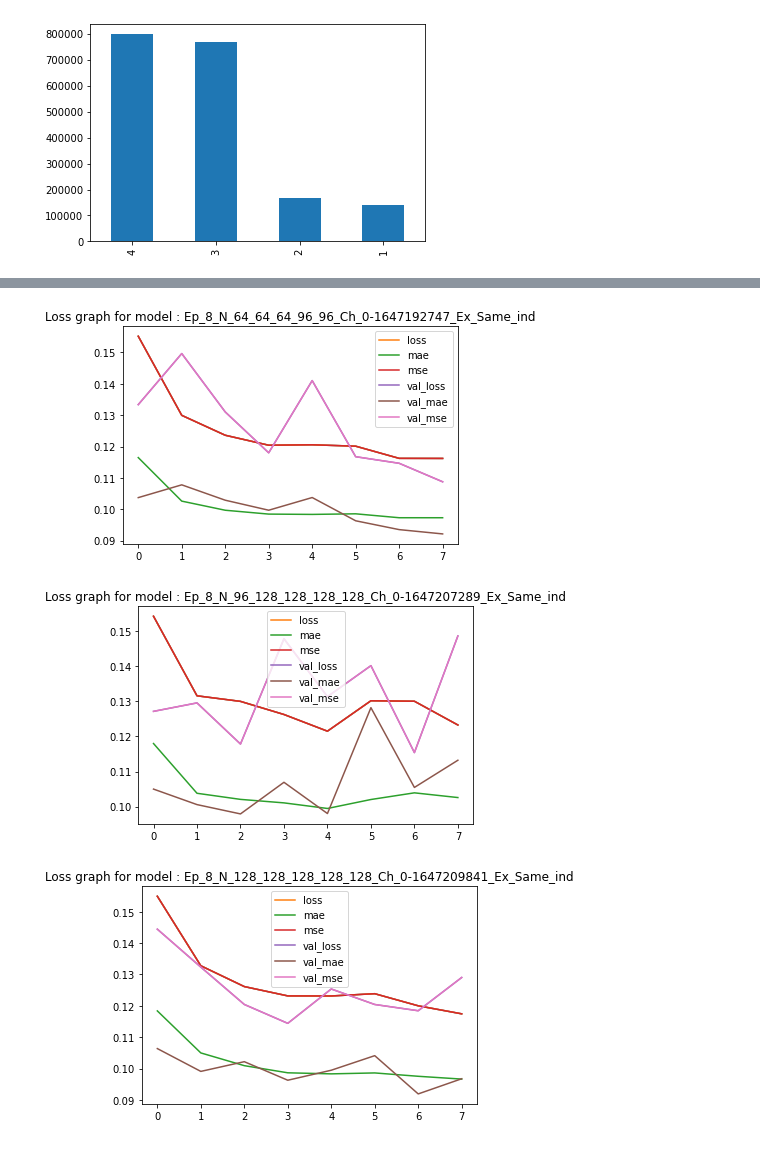
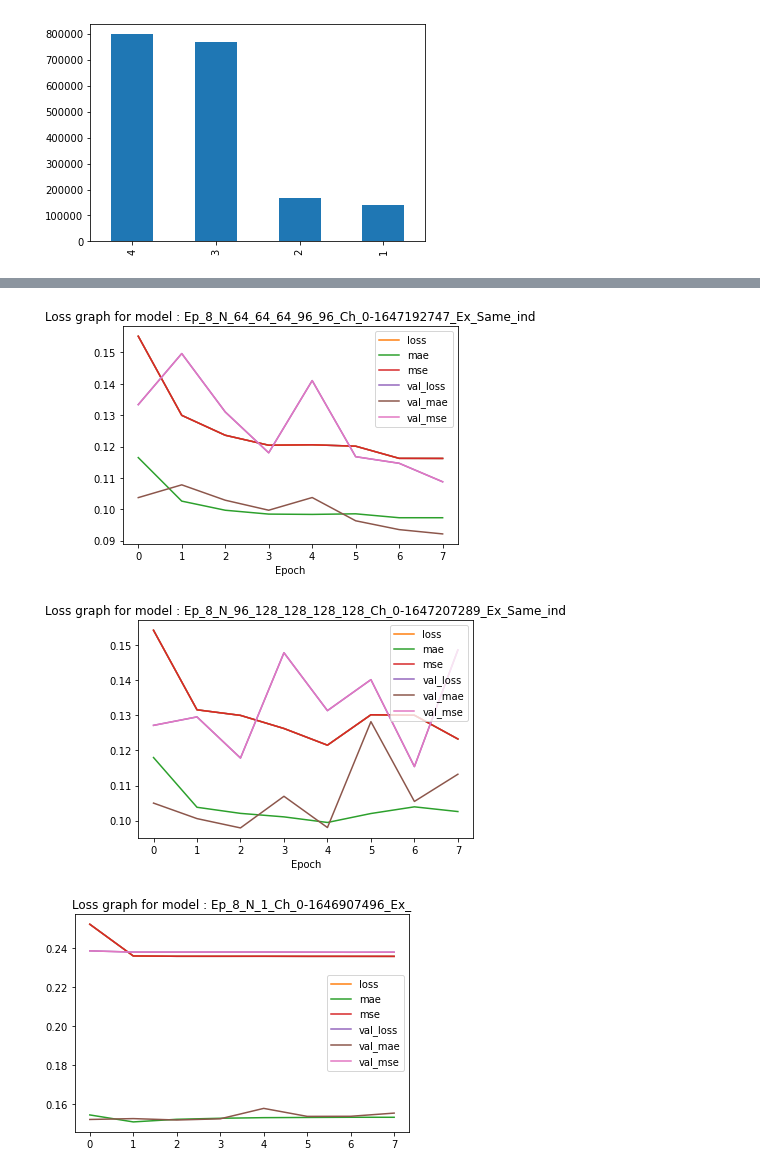
Before and after one commit to BenBouiss/NN_intern_2022, a Jupyter notebook: Testing.ipynb, the cells around one changed output, grey strips where cells are left out. Saved outputs shown, nothing was run; the diff lists cells and outputs as text; code cells hidden in the pictures.

```diff
--- a/Testing.ipynb
+++ b/Testing.ipynb
@@ -170,12 +170,12 @@ NN.Plot_loss_model(ind = 0, Epoch = 8, Ocean = OcT, Neur = '64_64_64_96_128')
 # %%
-NN.Plot_loss_model(ind = 0, Epoch = 8, Ocean = OcT, Neur = '64_64_64_96_96', Extra_n = 'Same_ind')
+NN.Plot_loss_model(save = True, ind = 0, Epoch = 8, Ocean = OcT, Neur = '64_64_64_96_96', Extra_n = 'Same_ind')
 # %% [output]
-[figure, old version]
+[figure, new version]
 # %%
-NN.Plot_loss_model(ind = 0, Epoch = 8, Ocean = OcT, Neur = '96_128_128_128_128')
+NN.Plot_loss_model(save = True, ind = 0, Epoch = 8, Ocean = OcT, Neur = '96_128_128_128_128')
 # %% [output]
-[figure, old version]
+[figure, new version]
 # %%
-NN.Plot_loss_model(ind = 0, Epoch = 8, Ocean = OcT, Neur = '128_128_128_128_128')
+NN.Plot_loss_model(ind = 0, Epoch = 8, Ocean = OcT, Neur = '1')
 # %% [output]
-[figure, old version]
+[figure, new version]
```
Also changed, not shown: parts of 2 cells of this notebook, 7 other files.
